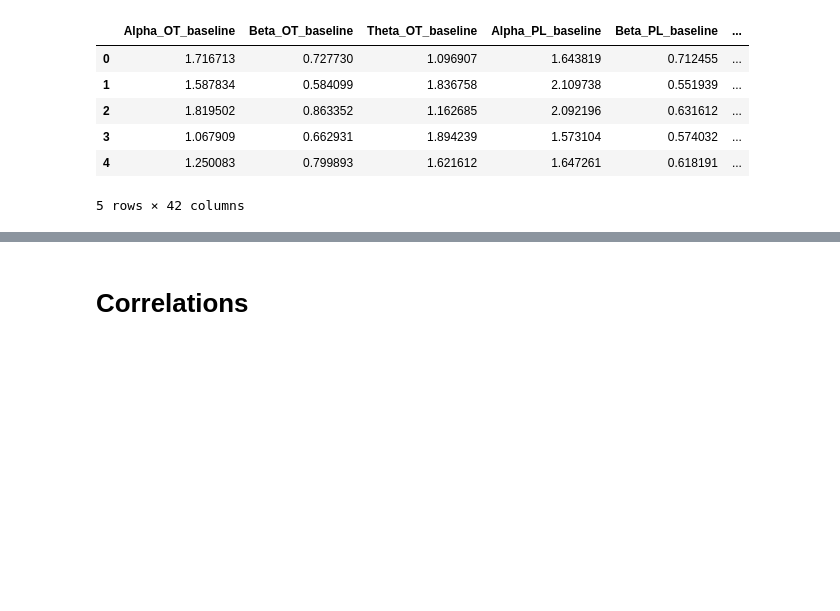
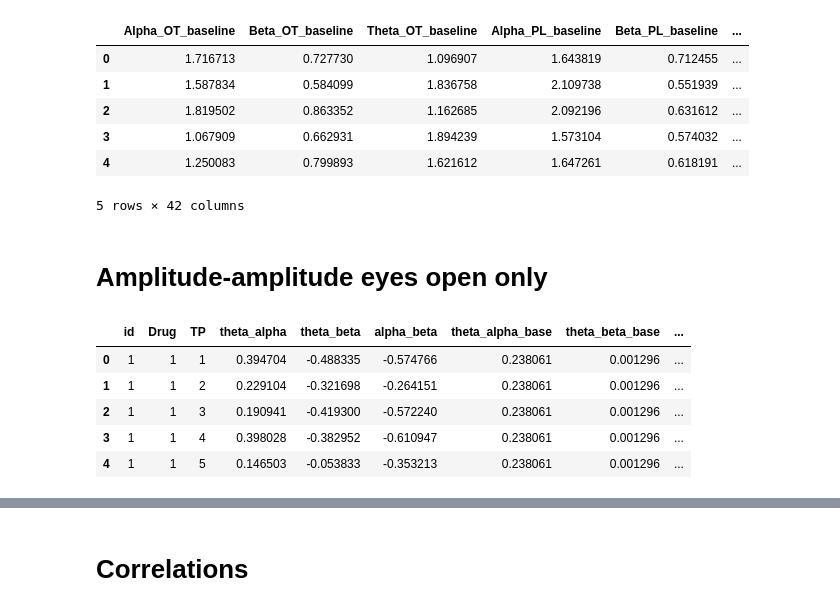
Before and after one commit to mariezelenina/OTPH-TF, a Jupyter notebook: Behav_corr.ipynb, the cells around one changed output, grey strips where cells are left out. Cells and saved outputs as stored; diff of their text form; code cells hidden in the pictures; blank space fills up the shorter version.

```diff
--- a/Behav_corr.ipynb
+++ b/Behav_corr.ipynb
@@ -382,3 +210,15 @@ df_eo_main.head()
 | 3 | 1.067909 | 0.662931 | 1.894239 | 1.573104 | 0.574032 | ... |
 | 4 | 1.250083 | 0.799893 | 1.621612 | 1.647261 | 0.618191 | ... |
 5 rows × 42 columns
+# %% [markdown]
+# Amplitude-amplitude eyes open only
+# %%
+df_eo_aac = pd.read_csv('dat_Rho_lmm_EO_Pearson.csv')
+df_eo_aac.head()
+# %% [output]
+|  | id | Drug | TP | theta_alpha | theta_beta | alpha_beta | theta_alpha_base | theta_beta_base | ... |
+| 0 | 1 | 1 | 1 | 0.394704 | -0.488335 | -0.574766 | 0.238061 | 0.001296 | ... |
+| 1 | 1 | 1 | 2 | 0.229104 | -0.321698 | -0.264151 | 0.238061 | 0.001296 | ... |
+| 2 | 1 | 1 | 3 | 0.190941 | -0.419300 | -0.572240 | 0.238061 | 0.001296 | ... |
+| 3 | 1 | 1 | 4 | 0.398028 | -0.382952 | -0.610947 | 0.238061 | 0.001296 | ... |
+| 4 | 1 | 1 | 5 | 0.146503 | -0.053833 | -0.353213 | 0.238061 | 0.001296 | ... |
```
Also changed, not shown: parts of 33 cells of this notebook.
